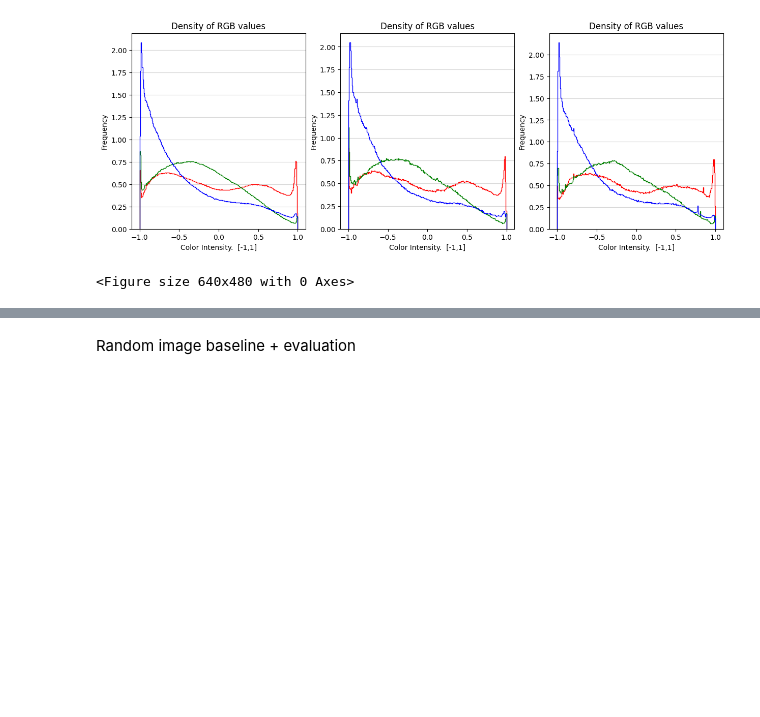
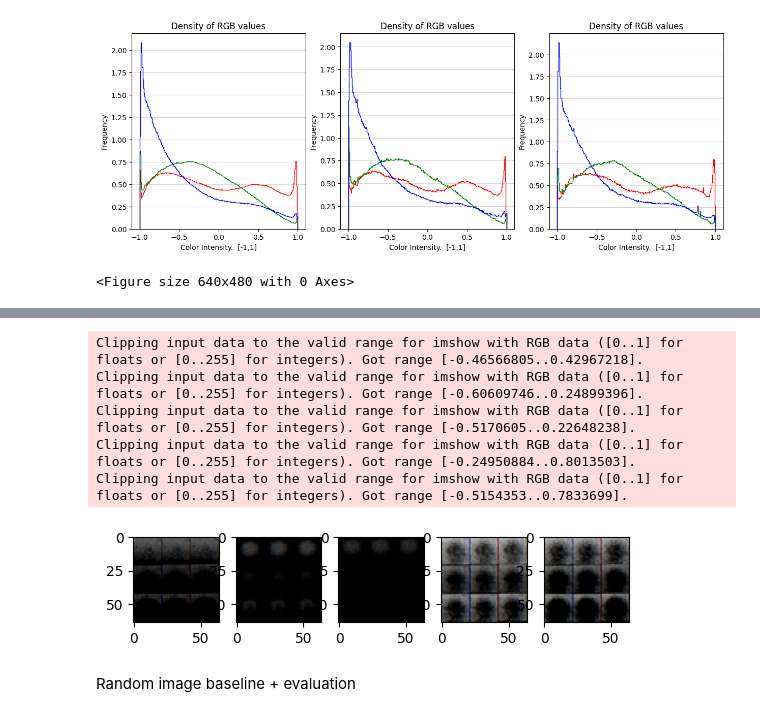
Before and after one commit to asztrikx/bme-diffusion-model, a Jupyter notebook: main.ipynb, the cells around one changed output, grey strips where cells are left out. Cells and saved outputs as stored; diff of their text form; code cells hidden in the pictures; blank space fills up the shorter version.

```diff
--- a/main.ipynb
+++ b/main.ipynb
@@ -67,7 +67,7 @@ num_workers = 2 # number of workers for data loading
 batch_size = 1024
 
 is_celeba_on = False # celebA is needed or not
-use_wandb = False
+eval_only=False
 # %%
 # Fix random early on
 np.random.seed(random_state)
@@ -582,0 +546,16 @@ Clipping input data to the valid range for imshow with RGB data ([0..1] for floa
+# %%
+# Plot
+z_random = torch.randn(5, config.latent_size)
+f,ax = plt.subplots(1,5)
+with torch.no_grad():
+	out = flowers_vae.decode(z_random)
+	for i in range(5):
+		ax[i].imshow(out[i].view(flowers_dm.input_shape[1],flowers_dm.input_shape[2],flowers_dm.input_shape[0]))
+# TODO dm.reverse_transform()
+# %% [output]
+Clipping input data to the valid range for imshow with RGB data ([0..1] for floats or [0..255] for integers). Got range [-0.46566805..0.42967218].
+Clipping input data to the valid range for imshow with RGB data ([0..1] for floats or [0..255] for integers). Got range [-0.60609746..0.24899396].
+Clipping input data to the valid range for imshow with RGB data ([0..1] for floats or [0..255] for integers). Got range [-0.5170605..0.22648238].
+Clipping input data to the valid range for imshow with RGB data ([0..1] for floats or [0..255] for integers). Got range [-0.24950884..0.8013503].
+Clipping input data to the valid range for imshow with RGB data ([0..1] for floats or [0..255] for integers). Got range [-0.5154353..0.7833699].
+[figure, added]
```
Also changed, not shown: parts of 5 cells of this notebook, 1 other file.
